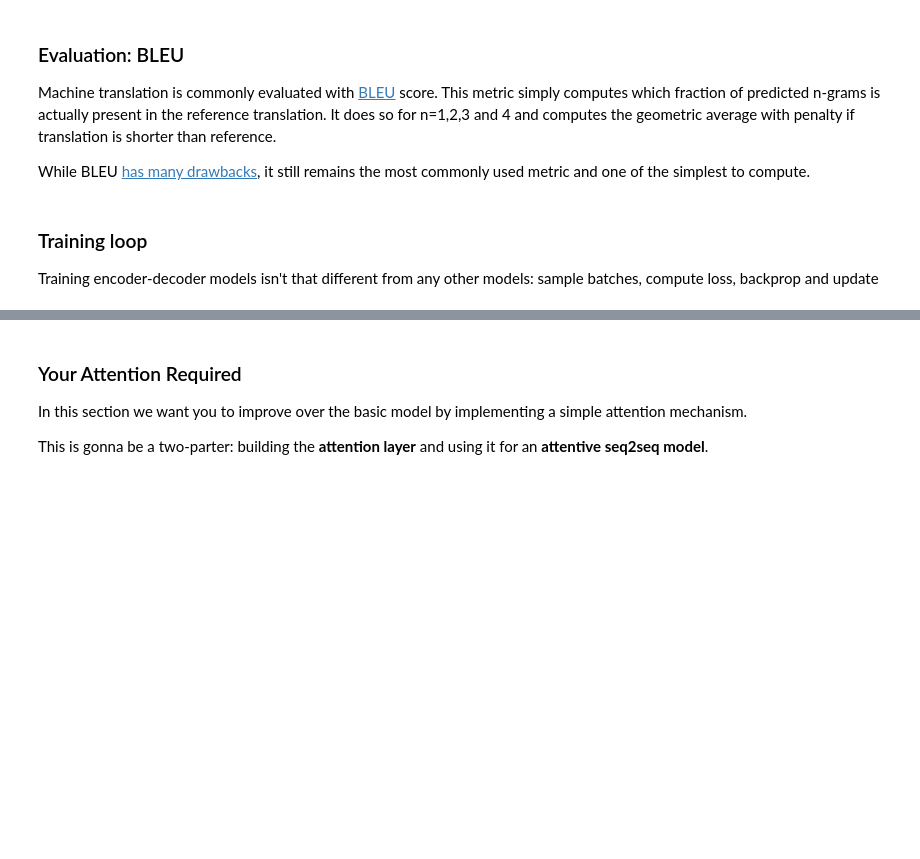
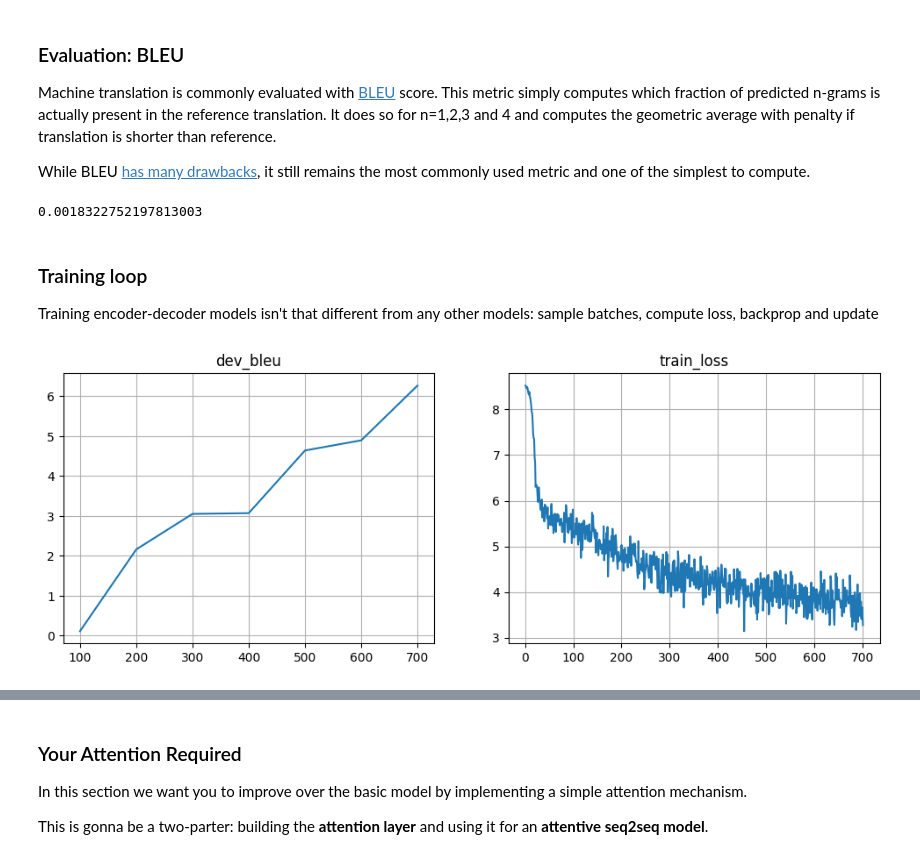
Before and after one commit to Aphelack/nlp_course, a Jupyter notebook: week03_attention/new_practice_and_homework.ipynb, the cells around one changed output, grey strips where cells are left out. Saved outputs shown, nothing was run; the diff lists cells and outputs as text; code cells hidden in the pictures; blank space fills up the shorter version.

```diff
--- a/week03_attention/new_practice_and_homework.ipynb
+++ b/week03_attention/new_practice_and_homework.ipynb
@@ -123,5 +159,5 @@ The code below contains a template for a simple encoder-decoder model: single GR
 import torch
 import torch.nn as nn
 import torch.nn.functional as F
-device = 'cuda' if torch.cuda.is_available() else 'cpu'
+device = 'cuda:3' if torch.cuda.is_available() else 'cpu'
 print(device)
@@ -179,7 +217,11 @@ class BasicModel(nn.Module):
         """
         prev_gru0_state = prev_state[0]
 
-        <YOUR CODE HERE>
+        prev_embeddings = self.emb_out(prev_tokens)
+        new_dec_state = self.dec0(prev_embeddings, prev_gru0_state)
+        output_logits = self.logits(new_dec_state)
+
+        new_dec_state = [new_dec_state]
 
         return new_dec_state, output_logits
 
@@ -268,18 +319,22 @@ def compute_loss(model, inp, out, **flags):
     targets_1hot = F.one_hot(out, len(model.out_voc)).to(torch.float32)
 
     # outputs of the model, [batch_size, out_len, num_tokens]
-    logits_seq = <YOUR CODE HERE>
+    logits_seq = model(inp, out)
 
     # log-probabilities of all tokens at all steps, [batch_size, out_len, num_tokens]
-    logprobs_seq = <YOUR CODE HERE>
+
+    logprobs_seq = torch.log_softmax(logits_seq, dim=-1)
 
     # log-probabilities of correct outputs, [batch_size, out_len]
     logp_out = (logprobs_seq * targets_1hot).sum(dim=-1)
     # ^-- this will select the probability of the actual next token.
     # Note: you can compute loss more efficiently using using F.cross_entropy
 
+    total_loss = -(logp_out * mask).sum()
+    num_tokens = mask.sum()
+
     # average cross-entropy over tokens where mask == True
-    return <YOUR CODE HERE> # average loss, scalar
+    return total_loss / num_tokens # average loss, scalar
 # %%
 dummy_loss = compute_loss(model, dummy_inp_tokens, dummy_out_tokens)
 print("Loss:", dummy_loss)
@@ -313,6 +370,8 @@ def compute_bleu(model, inp_lines, out_lines, bpe_sep='@@ ', **flags):
             ) * 100
 # %%
 compute_bleu(model, dev_inp, dev_out)
+# %% [output]
+0.0018322752197813003
 # %% [markdown]
 ### Training loop
 
@@ -328,25 +387,30 @@ batch_size = 32
 # %%
 for _ in trange(25000):
     step = len(metrics['train_loss']) + 1
     batch_ix = np.random.randint(len(train_inp), size=batch_size)
     batch_inp = inp_voc.to_matrix(train_inp[batch_ix]).to(device)
     batch_out = out_voc.to_matrix(train_out[batch_ix]).to(device)
 
-    <YOUR CODE: training step using batch_inp and batch_out>
+    opt.zero_grad()
+    loss_t = compute_loss(model, batch_inp, batch_out)
+    loss_t.backward()
+    opt.step()
 
     metrics['train_loss'].append((step, loss_t.item()))
 
     if step % 100 == 0:
         metrics['dev_bleu'].append((step, compute_bleu(model, dev_inp, dev_out)))
 
         clear_output(True)
         plt.figure(figsize=(12,4))
         for i, (name, history) in enumerate(sorted(metrics.items())):
             plt.subplot(1, len(metrics), i + 1)
             plt.title(name)
             plt.plot(*zip(*history))
             plt.grid()
         plt.show()
         print("Mean loss=%.3f" % np.mean(metrics['train_loss'][-10:], axis=0)[1], flush=True)
 
 # Note: it's okay if bleu oscillates up and down as long as it gets better on average over long term (e.g. 5k batches)
+# %% [output]
+[figure, added]
```
Also changed, not shown: parts of 9 cells of this notebook, 1 other file.
